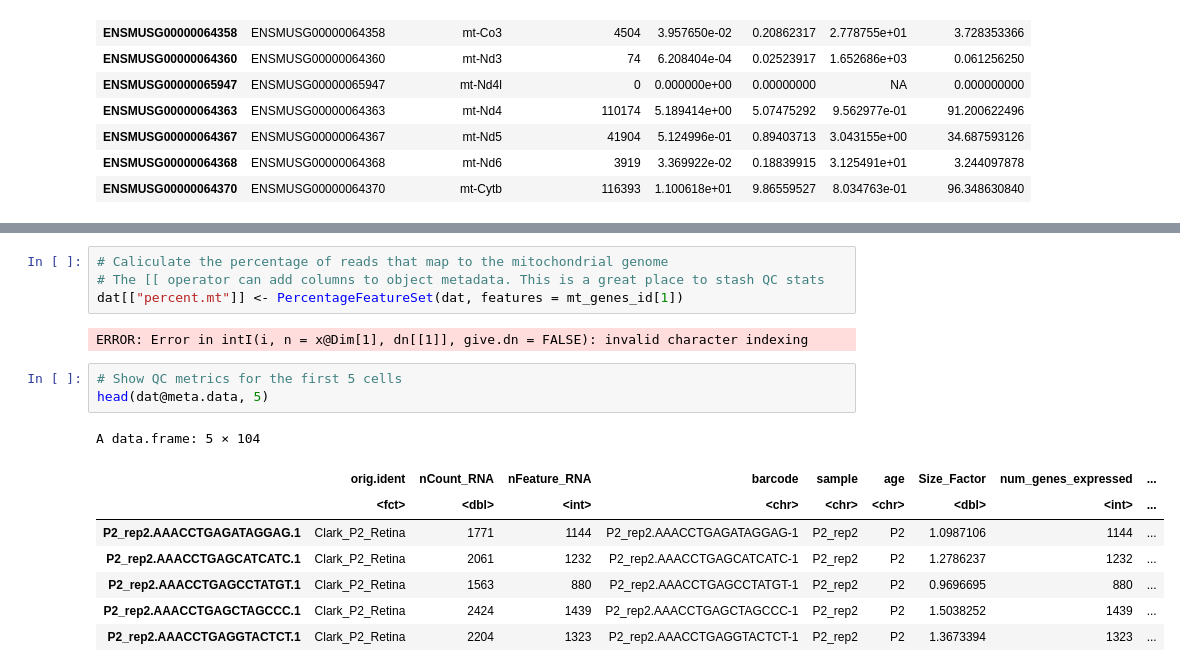
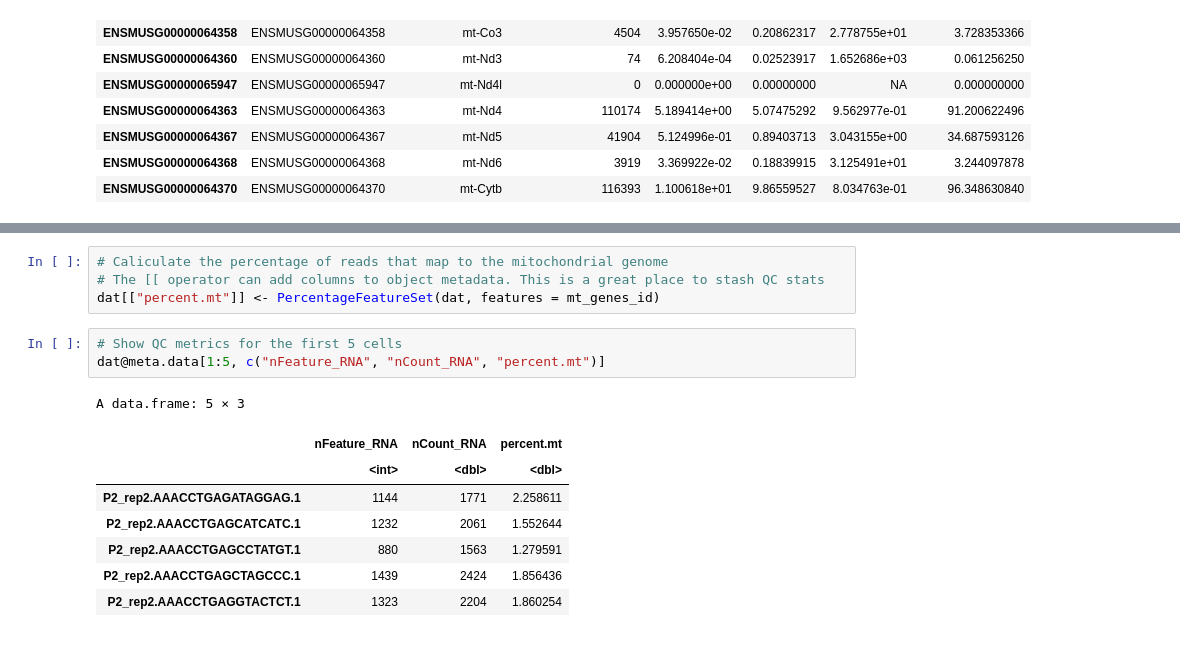
Before and after one commit to ironman-tetsuo/Introduction_to_scRNA-seq, a Jupyter notebook: 1_Clark_P2_Retina/Clark_P2_Retina.ipynb, the cells around one changed output, grey strips where cells are left out. Drawn from its saved outputs; the diff is of its cells as text.

```diff
--- a/1_Clark_P2_Retina/Clark_P2_Retina.ipynb
+++ b/1_Clark_P2_Retina/Clark_P2_Retina.ipynb
@@ -211,18 +194,16 @@ Formal class 'Seurat' [package "Seurat"] with 12 slots
 # %%
 # Caliculate the percentage of reads that map to the mitochondrial genome
 # The [[ operator can add columns to object metadata. This is a great place to stash QC stats
-dat[["percent.mt"]] <- PercentageFeatureSet(dat, features = mt_genes_id[1])
+dat[["percent.mt"]] <- PercentageFeatureSet(dat, features = mt_genes_id)
-# %% [output]
-ERROR: Error in intI(i, n = x@Dim[1], dn[[1]], give.dn = FALSE): invalid character indexing
 # %%
 # Show QC metrics for the first 5 cells
-head(dat@meta.data, 5)
+dat@meta.data[1:5, c("nFeature_RNA", "nCount_RNA", "percent.mt")]
 # %% [output]
-A data.frame: 5 × 104
+A data.frame: 5 × 3
-|  | orig.ident | nCount_RNA | nFeature_RNA | barcode | sample | age | Size_Factor | num_genes_expressed | ... |
-|  | <fct> | <dbl> | <int> | <chr> | <chr> | <chr> | <dbl> | <int> | ... |
-| P2_rep2.AAACCTGAGATAGGAG.1 | Clark_P2_Retina | 1771 | 1144 | P2_rep2.AAACCTGAGATAGGAG-1 | P2_rep2 | P2 | 1.0987106 | 1144 | ... |
-| P2_rep2.AAACCTGAGCATCATC.1 | Clark_P2_Retina | 2061 | 1232 | P2_rep2.AAACCTGAGCATCATC-1 | P2_rep2 | P2 | 1.2786237 | 1232 | ... |
-| P2_rep2.AAACCTGAGCCTATGT.1 | Clark_P2_Retina | 1563 | 880 | P2_rep2.AAACCTGAGCCTATGT-1 | P2_rep2 | P2 | 0.9696695 | 880 | ... |
-| P2_rep2.AAACCTGAGCTAGCCC.1 | Clark_P2_Retina | 2424 | 1439 | P2_rep2.AAACCTGAGCTAGCCC-1 | P2_rep2 | P2 | 1.5038252 | 1439 | ... |
-| P2_rep2.AAACCTGAGGTACTCT.1 | Clark_P2_Retina | 2204 | 1323 | P2_rep2.AAACCTGAGGTACTCT-1 | P2_rep2 | P2 | 1.3673394 | 1323 | ... |
+|  | nFeature_RNA | nCount_RNA | percent.mt |
+|  | <int> | <dbl> | <dbl> |
+| P2_rep2.AAACCTGAGATAGGAG.1 | 1144 | 1771 | 2.258611 |
+| P2_rep2.AAACCTGAGCATCATC.1 | 1232 | 2061 | 1.552644 |
+| P2_rep2.AAACCTGAGCCTATGT.1 | 880 | 1563 | 1.279591 |
+| P2_rep2.AAACCTGAGCTAGCCC.1 | 1439 | 2424 | 1.856436 |
+| P2_rep2.AAACCTGAGGTACTCT.1 | 1323 | 2204 | 1.860254 |
```
Also changed, not shown: parts of 9 cells of this notebook.
